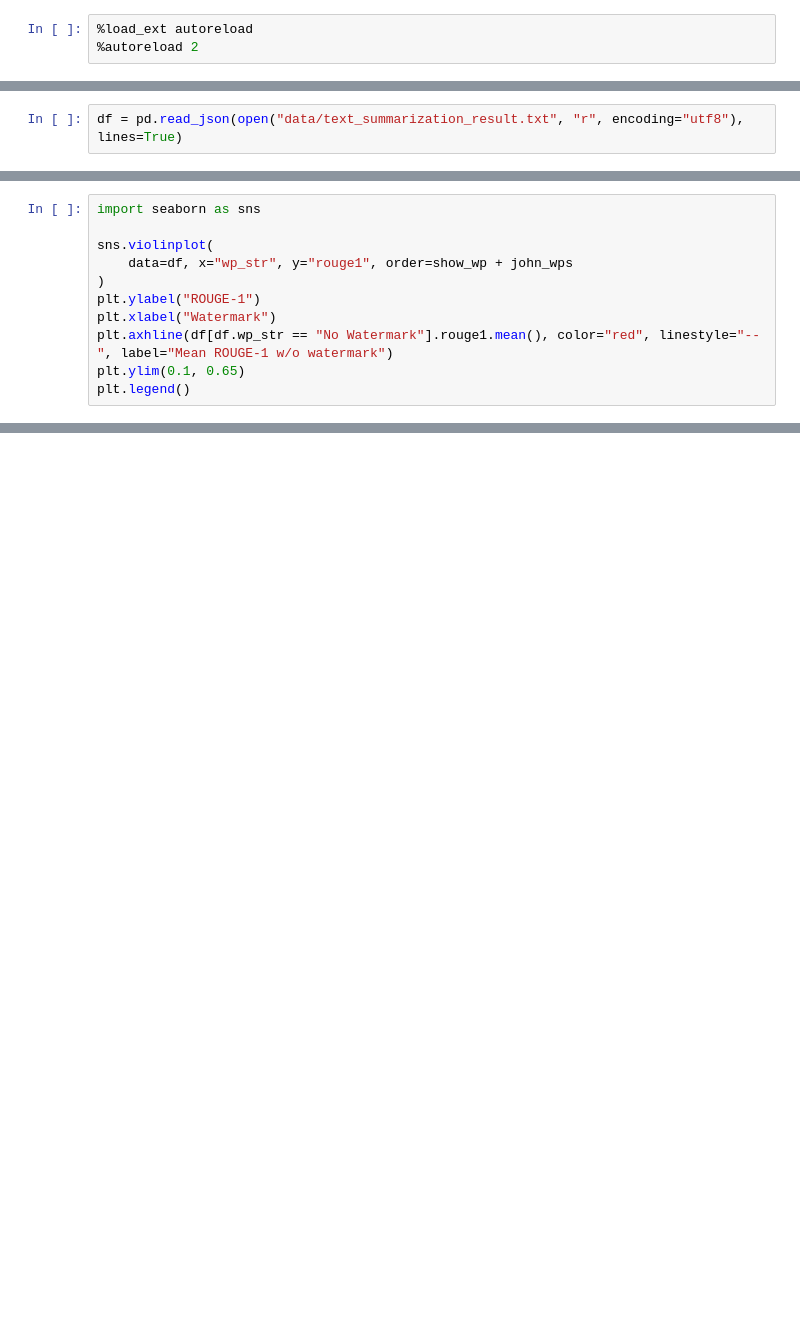
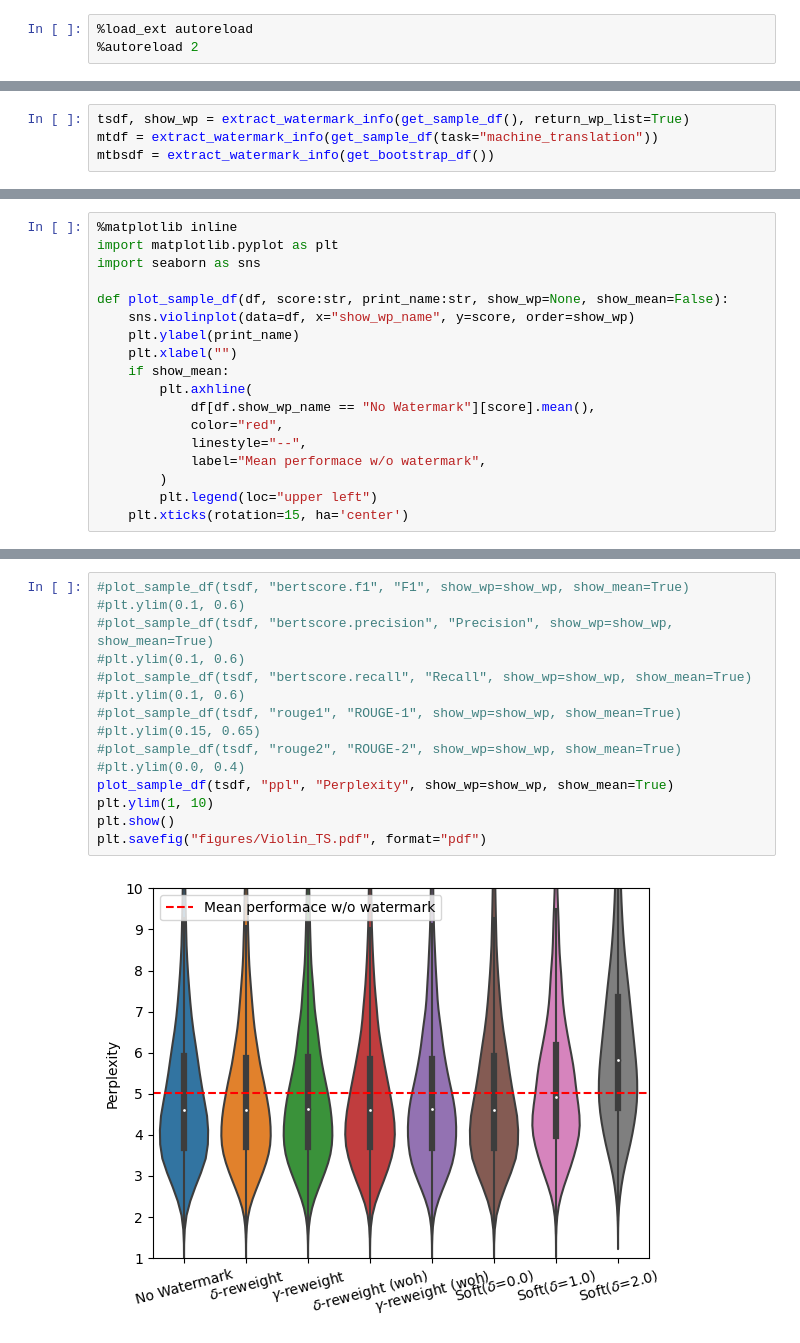
Before and after one commit to xiaoniu-578fa6bff964d005/UnbiasedWatermark, a Jupyter notebook: plot.ipynb, the cells around one changed output, grey strips where cells are left out. Saved outputs shown, nothing was run; the diff lists cells and outputs as text; blank space fills up the shorter version.

Commit message:
new plot, more bleu

```diff
--- a/plot.ipynb
+++ b/plot.ipynb
@@ -11,2 +6,0 @@ import pandas as pd
-# %%
-df = pd.read_json(open("data/text_summarization_result.txt", "r", encoding="utf8"), lines=True)
@@ -45,0 +100,4 @@ df.head()
+# %%
+tsdf, show_wp = extract_watermark_info(get_sample_df(), return_wp_list=True)
+mtdf = extract_watermark_info(get_sample_df(task="machine_translation"))
+mtbsdf = extract_watermark_info(get_bootstrap_df())
@@ -46,11 +132,18 @@ df.head()
 # %%
+%matplotlib inline
+import matplotlib.pyplot as plt
 import seaborn as sns
 
-sns.violinplot(
-    data=df, x="wp_str", y="rouge1", order=show_wp + john_wps
-)
-plt.ylabel("ROUGE-1")
-plt.xlabel("Watermark")
-plt.axhline(df[df.wp_str == "No Watermark"].rouge1.mean(), color="red", linestyle="--", label="Mean ROUGE-1 w/o watermark")
-plt.ylim(0.1, 0.65)
-plt.legend()
+def plot_sample_df(df, score:str, print_name:str, show_wp=None, show_mean=False):
+    sns.violinplot(data=df, x="show_wp_name", y=score, order=show_wp)
+    plt.ylabel(print_name)
+    plt.xlabel("")
+    if show_mean:
+        plt.axhline(
+            df[df.show_wp_name == "No Watermark"][score].mean(),
+            color="red",
+            linestyle="--",
+            label="Mean performace w/o watermark",
+        )
+        plt.legend(loc="upper left")
+    plt.xticks(rotation=15, ha='center')
@@ -148,0 +150,17 @@ sdf
+# %%
+#plot_sample_df(tsdf, "bertscore.f1", "F1", show_wp=show_wp, show_mean=True)
+#plt.ylim(0.1, 0.6)
+#plot_sample_df(tsdf, "bertscore.precision", "Precision", show_wp=show_wp, show_mean=True)
+#plt.ylim(0.1, 0.6)
+#plot_sample_df(tsdf, "bertscore.recall", "Recall", show_wp=show_wp, show_mean=True)
+#plt.ylim(0.1, 0.6)
+#plot_sample_df(tsdf, "rouge1", "ROUGE-1", show_wp=show_wp, show_mean=True)
+#plt.ylim(0.15, 0.65)
+#plot_sample_df(tsdf, "rouge2", "ROUGE-2", show_wp=show_wp, show_mean=True)
+#plt.ylim(0.0, 0.4)
+plot_sample_df(tsdf, "ppl", "Perplexity", show_wp=show_wp, show_mean=True)
+plt.ylim(1, 10)
+plt.show()
+plt.savefig("figures/Violin_TS.pdf", format="pdf")
+# %% [output]
+[figure, added]
```
Also changed, not shown: parts of 16 cells of this notebook, 2 other files.
